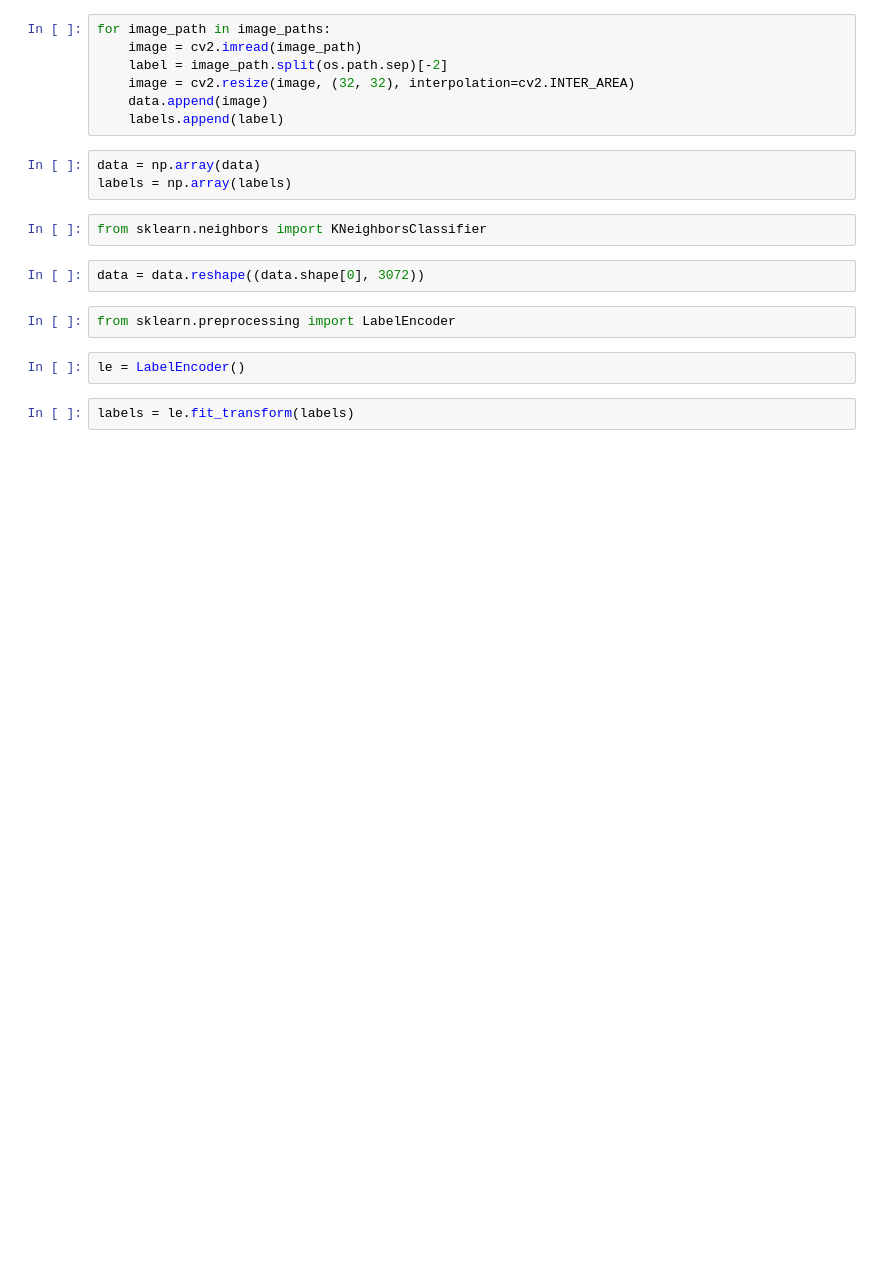
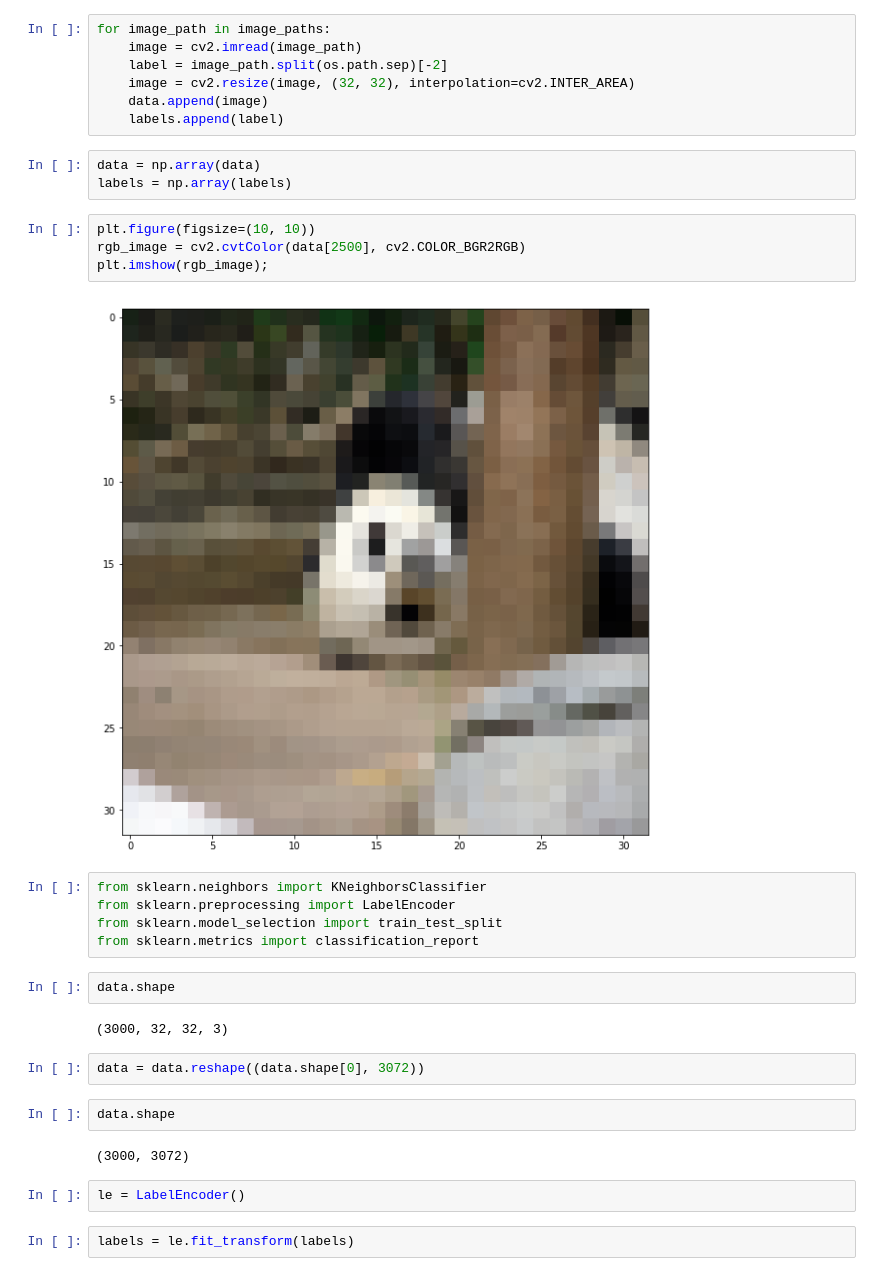
Before and after one commit to zkan/dl4cv, a Jupyter notebook: knn.ipynb, the cells around one changed output. Cells and saved outputs as stored; diff of their text form; blank space fills up the shorter version.

```diff
--- a/knn.ipynb
+++ b/knn.ipynb
@@ -21,12 +36,27 @@ for image_path in image_paths:
 # %%
 data = np.array(data)
 labels = np.array(labels)
-# %%
-from sklearn.neighbors import KNeighborsClassifier
+# %%
+plt.figure(figsize=(10, 10))
+rgb_image = cv2.cvtColor(data[2500], cv2.COLOR_BGR2RGB)
+plt.imshow(rgb_image);
+# %% [output]
+[figure, added]
+# %%
+from sklearn.neighbors import KNeighborsClassifier
+from sklearn.preprocessing import LabelEncoder
+from sklearn.model_selection import train_test_split
+from sklearn.metrics import classification_report
+# %%
+data.shape
+# %% [output]
+(3000, 32, 32, 3)
 # %%
 data = data.reshape((data.shape[0], 3072))
-# %%
-from sklearn.preprocessing import LabelEncoder
+# %%
+data.shape
+# %% [output]
+(3000, 3072)
 # %%
 le = LabelEncoder()
 # %%
```
Also changed, not shown: parts of 7 cells of this notebook.
